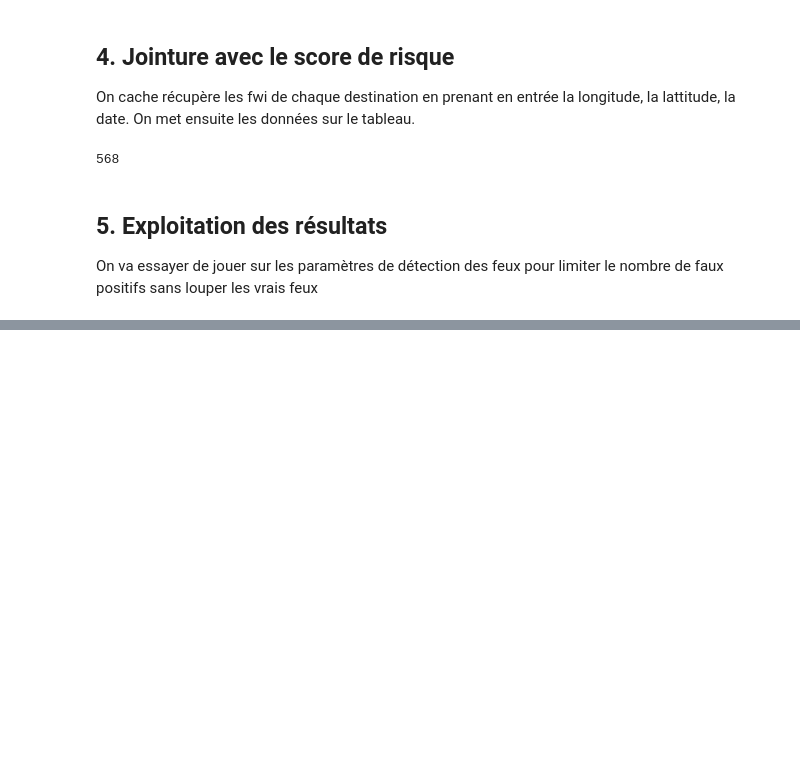
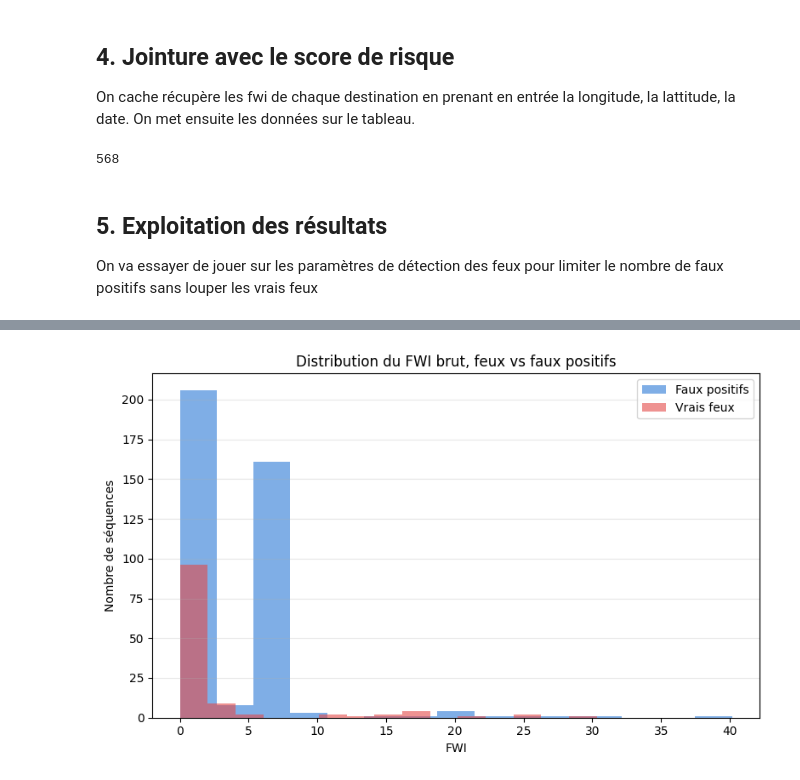
Before and after one commit to Octavien41/HACK-PYRON, a Jupyter notebook: main.ipynb, the cells around one changed output, grey strips where cells are left out. Saved outputs shown, nothing was run; the diff lists cells and outputs as text; code cells hidden in the pictures; blank space fills up the shorter version.

```diff
--- a/main.ipynb
+++ b/main.ipynb
@@ -284,0 +316,16 @@ On va essayer de jouer sur les paramètres de détection des feux pour limiter l
+# %%
+# Distribution du FWI brut (valeur continue, pas la classe), feux vs FP
+fig, ax = plt.subplots(figsize=(8, 5))
+ax.hist(df[df["label"] == "fp"]["fwi"].dropna(), bins=15, alpha=0.6, label="Faux positifs", color="#2a78d6")
+ax.hist(df[df["label"] == "wildfire"]["fwi"].dropna(), bins=15, alpha=0.6, label="Vrais feux", color="#e34948")
+
+ax.set_xlabel("FWI")
+ax.set_ylabel("Nombre de séquences")
+ax.set_title("Distribution du FWI brut, feux vs faux positifs")
+ax.legend()
+ax.grid(axis="y", alpha=0.3)
+plt.tight_layout()
+plt.savefig("fwi_distribution_brute.png", dpi=150)
+plt.show()
+# %% [output]
+[figure, added]
```
Also changed, not shown: parts of 3 cells of this notebook, 2 other files.
